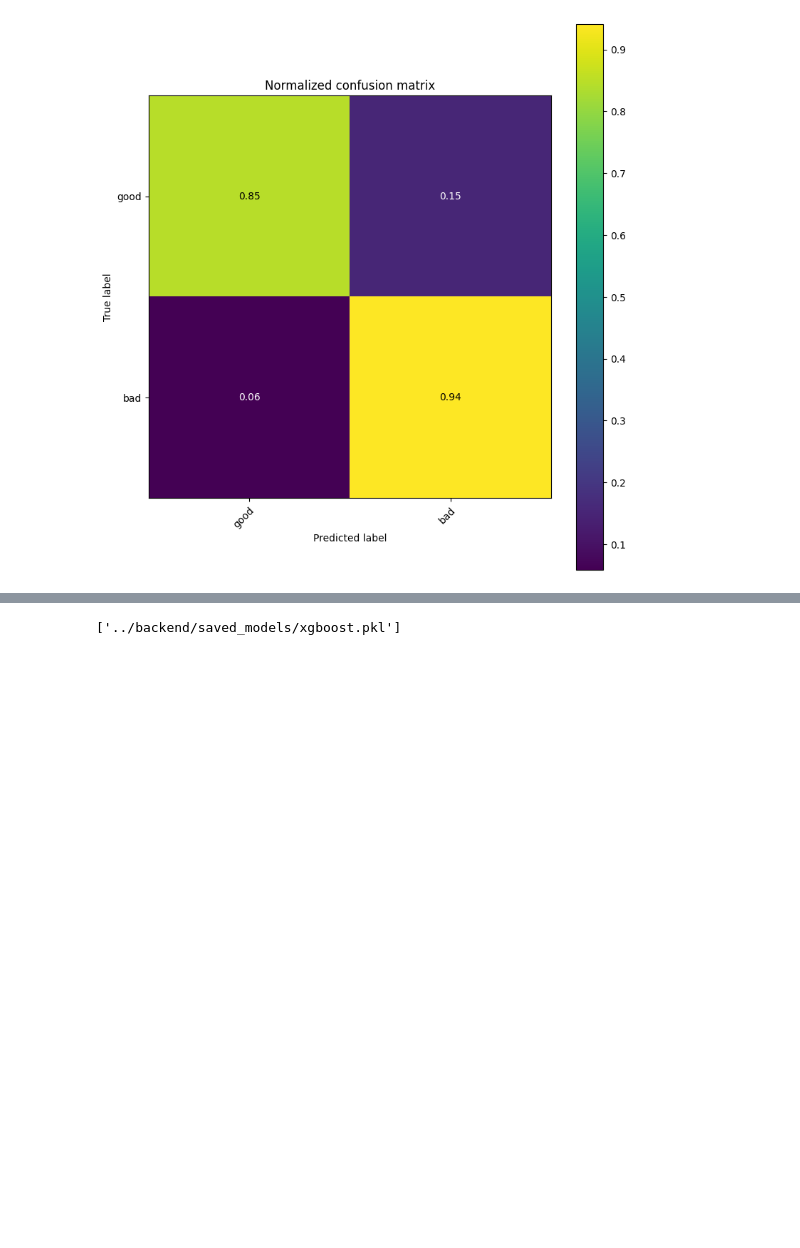
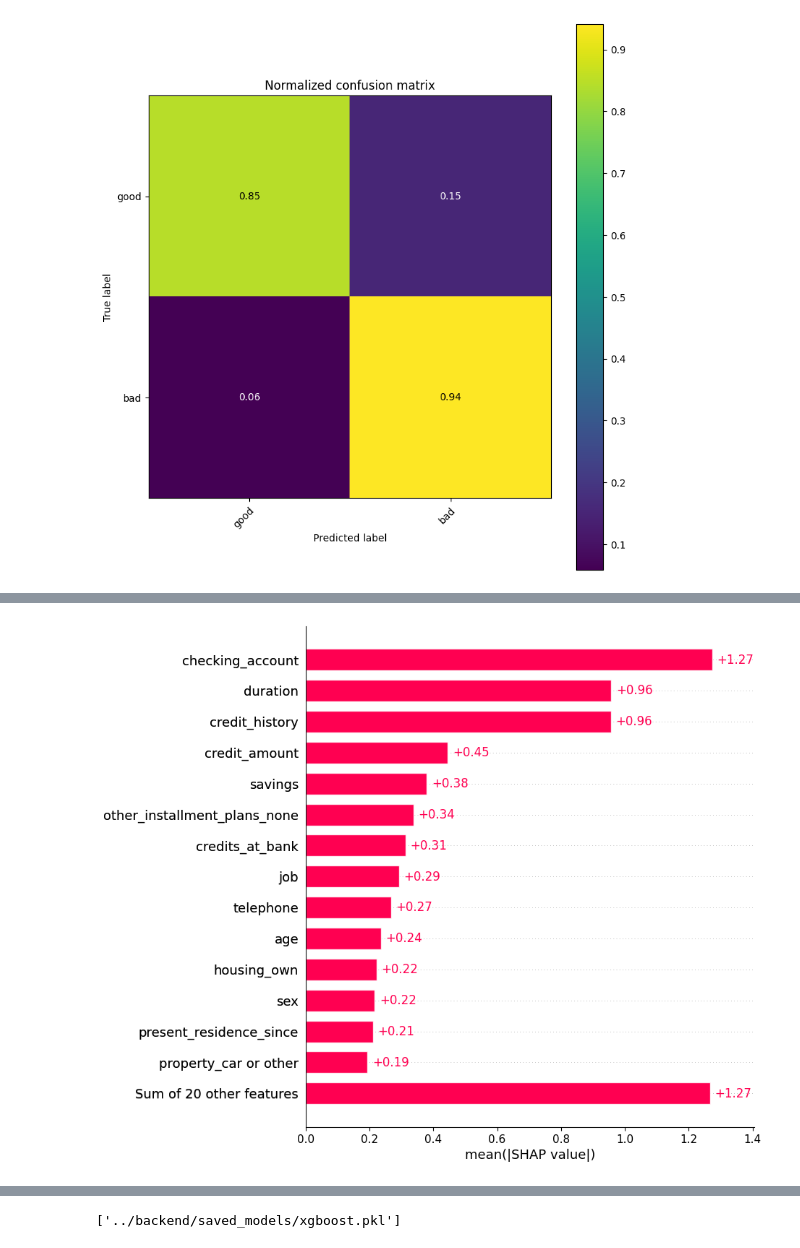
Before and after one commit to yurialvizi/tcc, a Jupyter notebook: models/3.xgboost.ipynb, the cells around one changed output, grey strips where cells are left out. Drawn from its saved outputs; the diff is of its cells as text; code cells hidden in the pictures; blank space fills up the shorter version.

```diff
--- a/models/3.xgboost.ipynb
+++ b/models/3.xgboost.ipynb
@@ -241,0 +258,4 @@ Normalized confusion matrix
+# %%
+shap.plots.bar(shap_values, max_display=15)
+# %% [output]
+[figure, added]
```
Also changed, not shown: parts of 5 cells of this notebook, 1 other file.
